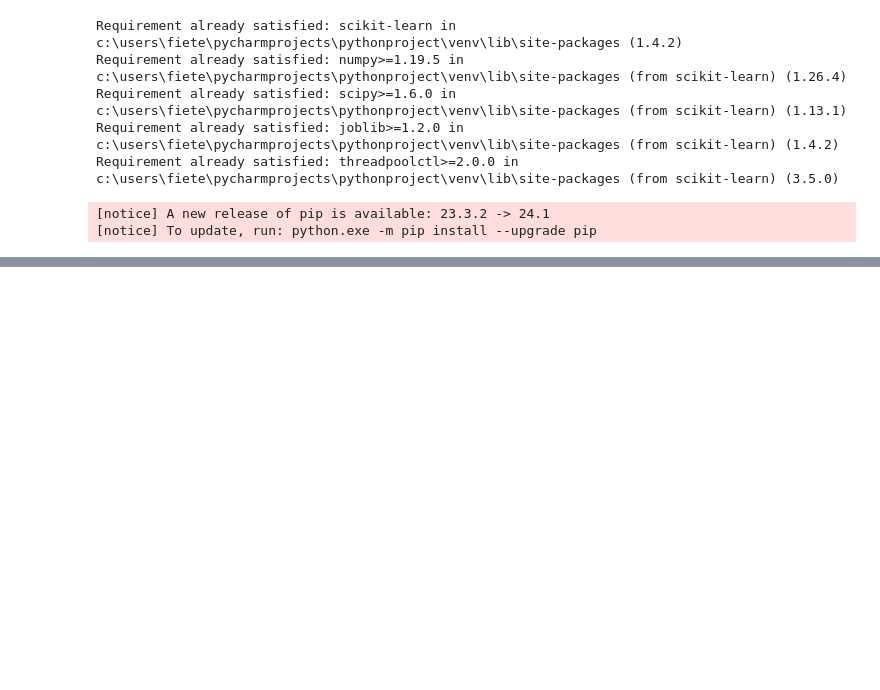
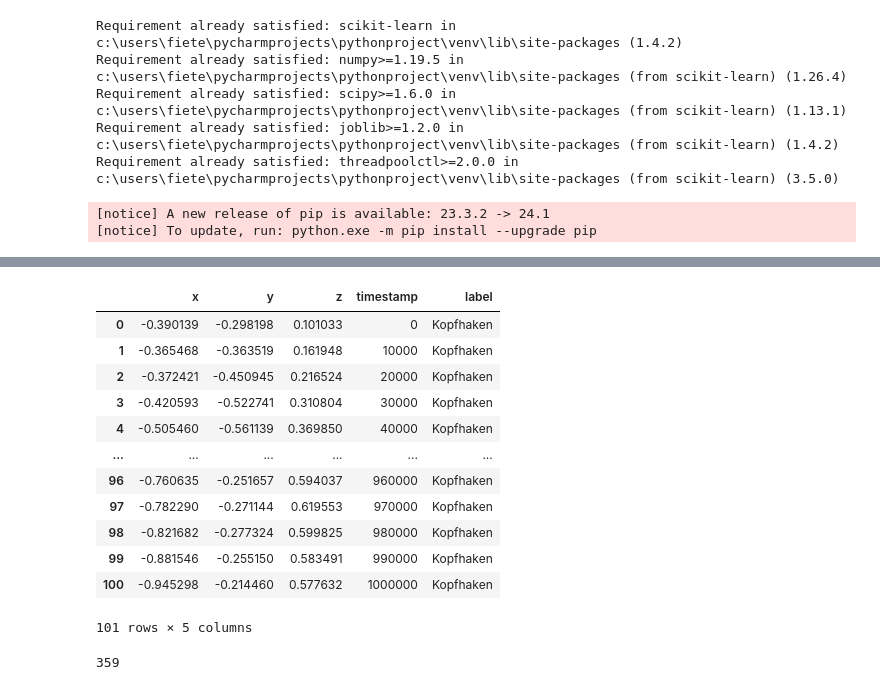
Before and after one commit to lalul335/Boxschlag-Klassifikation, a Jupyter notebook: neuronalesnetz_rnn.ipynb, the cells around one changed output, grey strips where cells are left out. Saved outputs shown, nothing was run; the diff lists cells and outputs as text; code cells hidden in the pictures; blank space fills up the shorter version.

Commit message:
implementierung von Website, einem cnn und ausbau des Datenpools

```diff
--- a/neuronalesnetz_rnn.ipynb
+++ b/neuronalesnetz_rnn.ipynb
@@ -356,0 +378,18 @@ model.
+# %%
+# Normalisierung der Daten
+"""
+Gerne mit periodLengthMS und sampling sampleRateUS rumspielen. Den Effekt von den Variablen könnt ihr in smartPunch_tutorial_ManipulatePeriodLength.ipynb sehen.
+"""
+import json
+import prepro
+
+periodLengthMS = 1000
+sampleRateUS = 10000
+
+
+with open('jonas_data.json', 'r') as f:
+    dsds = json.load(f)
+
+ds = prepro.jsonData_to_dataset_in_timedifference_us(dsds)
+
+_df_new = prepro.normate_dataset_period(periodLengthMS, sampleRateUS, ds)
@@ -356,0 +416,16 @@ model.
+# %%
+_df_list[205]
+# %% [output]
+|  | x | y | z | timestamp | label |
+| 0 | -0.390139 | -0.298198 | 0.101033 | 0 | Kopfhaken |
+| 1 | -0.365468 | -0.363519 | 0.161948 | 10000 | Kopfhaken |
+| 2 | -0.372421 | -0.450945 | 0.216524 | 20000 | Kopfhaken |
+| 3 | -0.420593 | -0.522741 | 0.310804 | 30000 | Kopfhaken |
+| 4 | -0.505460 | -0.561139 | 0.369850 | 40000 | Kopfhaken |
+| ... | ... | ... | ... | ... | ... |
+| 96 | -0.760635 | -0.251657 | 0.594037 | 960000 | Kopfhaken |
+| 97 | -0.782290 | -0.271144 | 0.619553 | 970000 | Kopfhaken |
+| 98 | -0.821682 | -0.277324 | 0.599825 | 980000 | Kopfhaken |
+| 99 | -0.881546 | -0.255150 | 0.583491 | 990000 | Kopfhaken |
+| 100 | -0.945298 | -0.214460 | 0.577632 | 1000000 | Kopfhaken |
+101 rows × 5 columns
@@ -356,0 +448,4 @@ model.
+# %%
+len(_y_train)
+# %% [output]
+359
```
Also changed, not shown: parts of 34 cells of this notebook, 9 other files.
